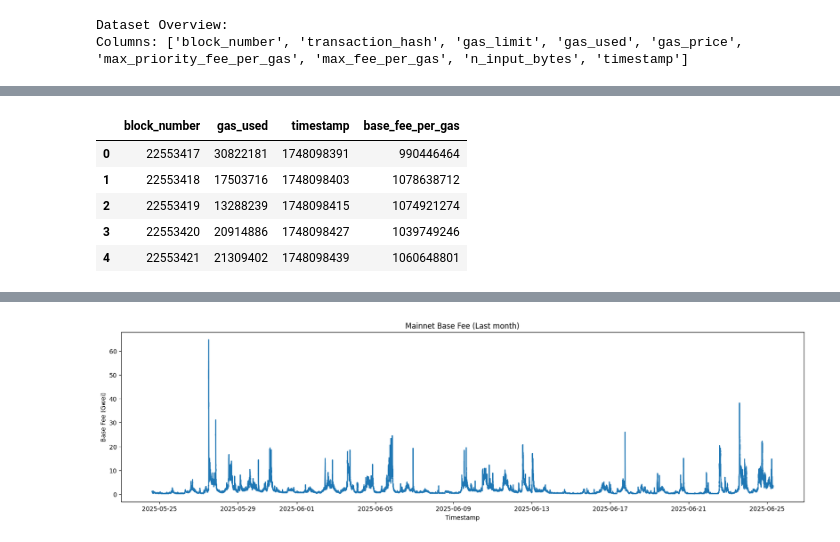
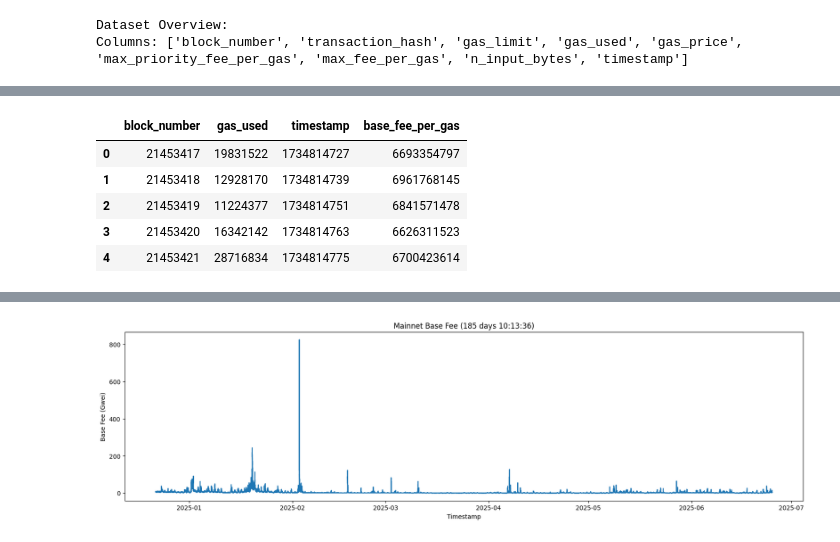
Before and after one commit to chainbound/taiko-priority-fee, a Jupyter notebook: main.ipynb, the cells around one changed output, grey strips where cells are left out. Saved outputs shown, nothing was run; the diff lists cells and outputs as text; code cells hidden in the pictures.

```diff
--- a/main.ipynb
+++ b/main.ipynb
@@ -49,19 +48,21 @@ plt.show()
 # %%
-basefee_df = pd.read_csv('ethereum__blocks__22553417_to_22779884.csv')
+basefee_df = pd.read_csv('ethereum__blocks__21453417_to_22779884.csv')
 
 basefee_df.head()
 # %% [output]
 |  | block_number | gas_used | timestamp | base_fee_per_gas |
-| 0 | 22553417 | 30822181 | 1748098391 | 990446464 |
-| 1 | 22553418 | 17503716 | 1748098403 | 1078638712 |
-| 2 | 22553419 | 13288239 | 1748098415 | 1074921274 |
-| 3 | 22553420 | 20914886 | 1748098427 | 1039749246 |
-| 4 | 22553421 | 21309402 | 1748098439 | 1060648801 |
+| 0 | 21453417 | 19831522 | 1734814727 | 6693354797 |
+| 1 | 21453418 | 12928170 | 1734814739 | 6961768145 |
+| 2 | 21453419 | 11224377 | 1734814751 | 6841571478 |
+| 3 | 21453420 | 16342142 | 1734814763 | 6626311523 |
+| 4 | 21453421 | 28716834 | 1734814775 | 6700423614 |
 # %%
 basefee_df['timestamp'] = pd.to_datetime(basefee_df['timestamp'], unit='s')
 
+range = basefee_df['timestamp'].max() - basefee_df['timestamp'].min()
+
 plt.figure(figsize=(20, 5))
-plt.title('Mainnet Base Fee (Last month)')
+plt.title(f'Mainnet Base Fee ({range.days} days)')
 plt.plot(basefee_df['timestamp'], basefee_df['base_fee_per_gas'] / 1e9)
 plt.ylabel('Base Fee (Gwei)')
 plt.xlabel('Timestamp')
@@ -70,2 +72,2 @@ plt.show()
-[figure, old version]
+[figure, new version]
 # %%
```
Also changed, not shown: parts of 11 cells of this notebook, 9 other files.
